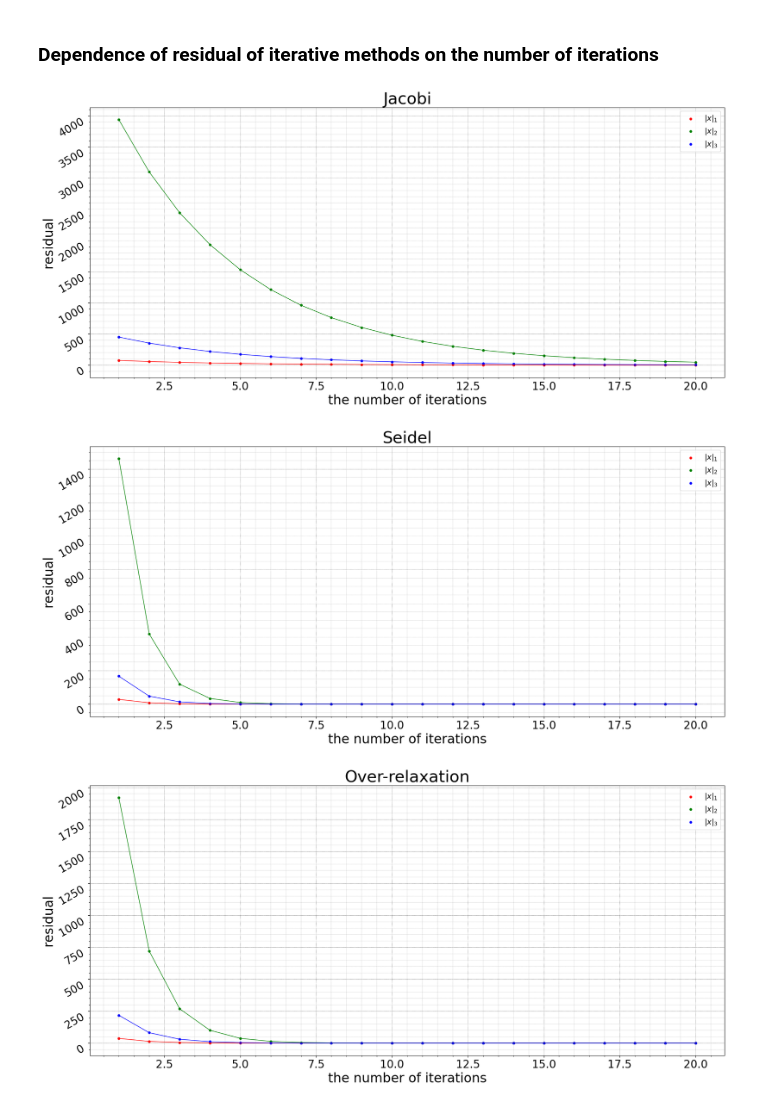
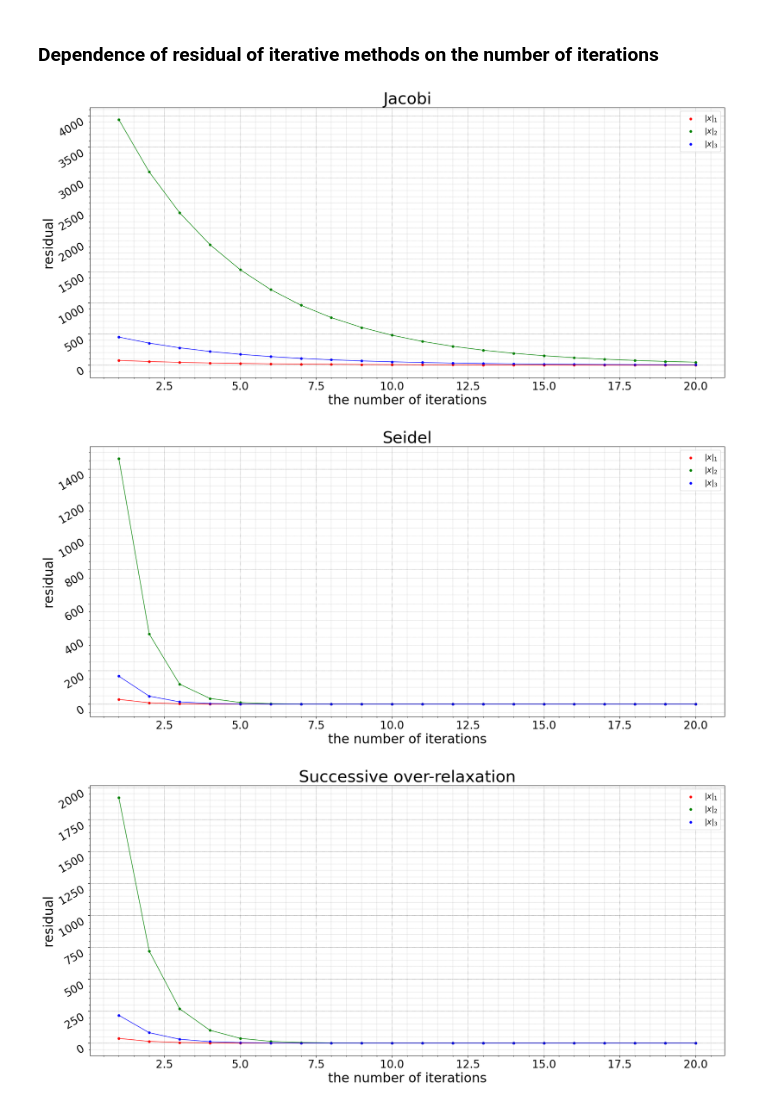
Before and after one commit to KetchuppOfficial/Computational_Mathematics, a Jupyter notebook: lab-2/lab-2.ipynb, the cells around one changed output. Saved outputs shown, nothing was run; the diff lists cells and outputs as text; code cells hidden in the pictures.

```diff
--- a/lab-2/lab-2.ipynb
+++ b/lab-2/lab-2.ipynb
@@ -304,36 +304,36 @@ n_iters = 20
 
 methods_list = [Iter_Method(Jacobi_method, "Jacobi"),
                 Iter_Method(Seidel_method, "Seidel"),
-                Iter_Method(successive_over_relaxation, "Over-relaxation")]
+                Iter_Method(successive_over_relaxation, "Successive over-relaxation")]
 
 for method in methods_list:
 
     plt.figure (figsize = (21, 9), dpi = 100)
     plt.title(method.name_, fontsize=30)
 
     plt.xlabel('the number of iterations', fontsize = 24)
     plt.xticks (fontsize = 20, ha = "center", va = "top")
 
     plt.ylabel("residual", fontsize = 24)
     plt.yticks (fontsize = 20, rotation = 30, ha = "right", va = "top")
 
     iters = np.arange(1, n_iters + 1)
     for norm in norms_list:
         residuals = []
         for i in iters:
             residuals.append(iterative_method_residual(A, b, method.method_, i, norm.formula_))
 
         plt.scatter (iters, residuals, s = 15, color = norm.color_, label = norm.name_)
         plt.plot (iters, residuals, color=norm.color_, linewidth = 1)
 
     plt.legend (loc = "best", fontsize = 14)
 
     plt.grid (color = "black", linewidth = 0.45, linestyle = "dotted")
     plt.minorticks_on()
     plt.grid (which = "minor", color = "grey", linewidth = 0.25, linestyle = "dashed")
 
     plt.show()
 # %% [output]
 [figure]
 [figure]
-[figure, old version]
+[figure, new version]
```
